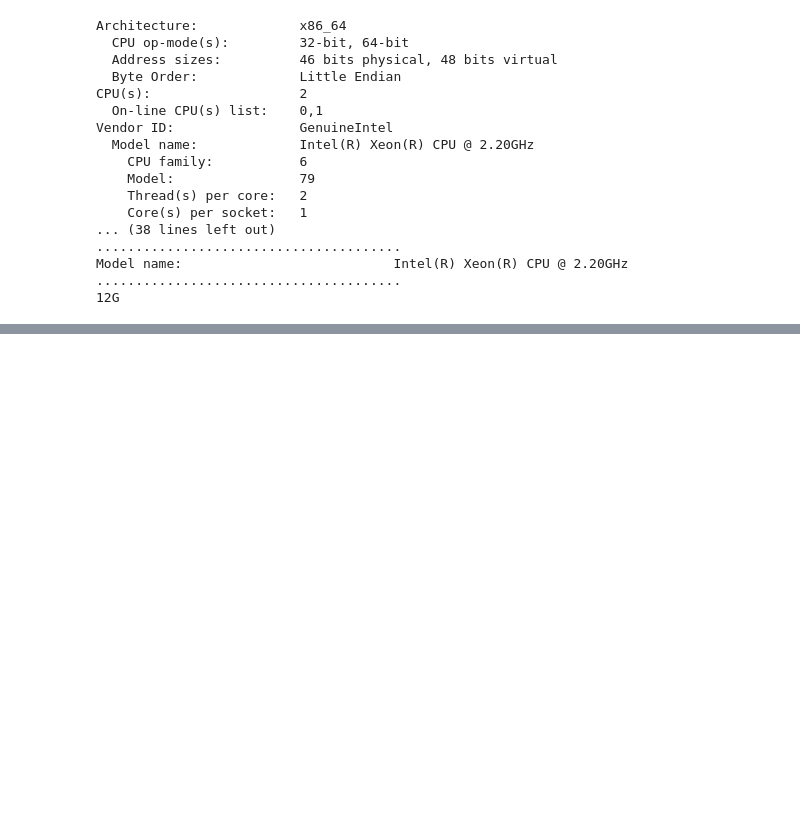
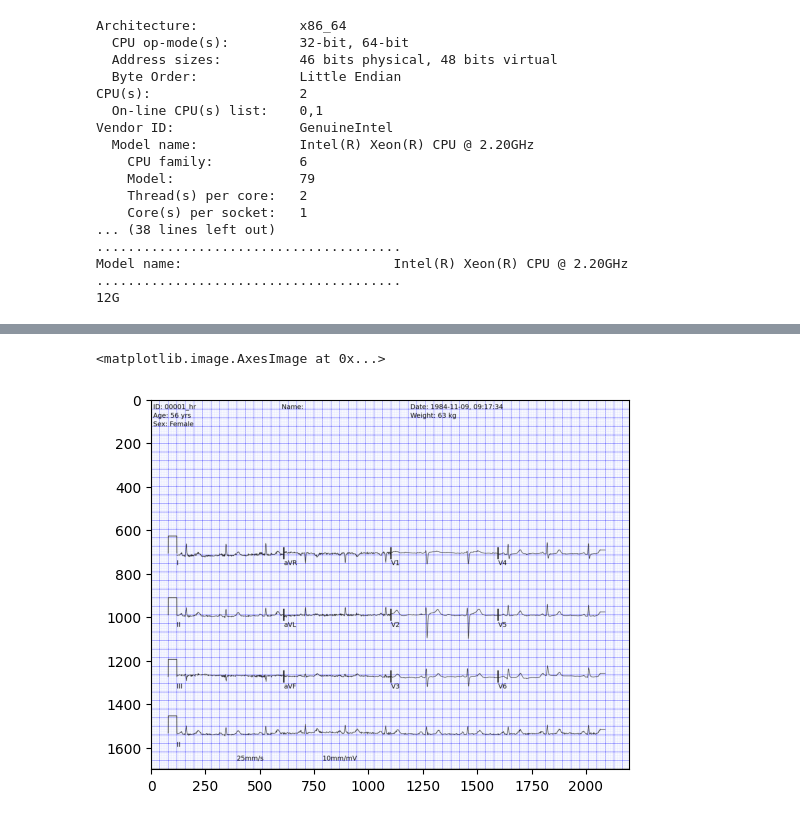
Before and after one commit to SatyanarayanaMurthyT/AIML-Projects, a Jupyter notebook: ECGDigitization.ipynb, the cells around one changed output, grey strips where cells are left out. Drawn from its saved outputs; the diff is of its cells as text; code cells hidden in the pictures; blank space fills up the shorter version.

```diff
--- a/ECGDigitization.ipynb
+++ b/ECGDigitization.ipynb
@@ -148,0 +242,5 @@ for image_dir in list_dir:
+# %%
+plt.imshow(img)
+# %% [output]
+<matplotlib.image.AxesImage at 0x...>
+[figure, added]
```
Also changed, not shown: parts of 8 cells of this notebook.
